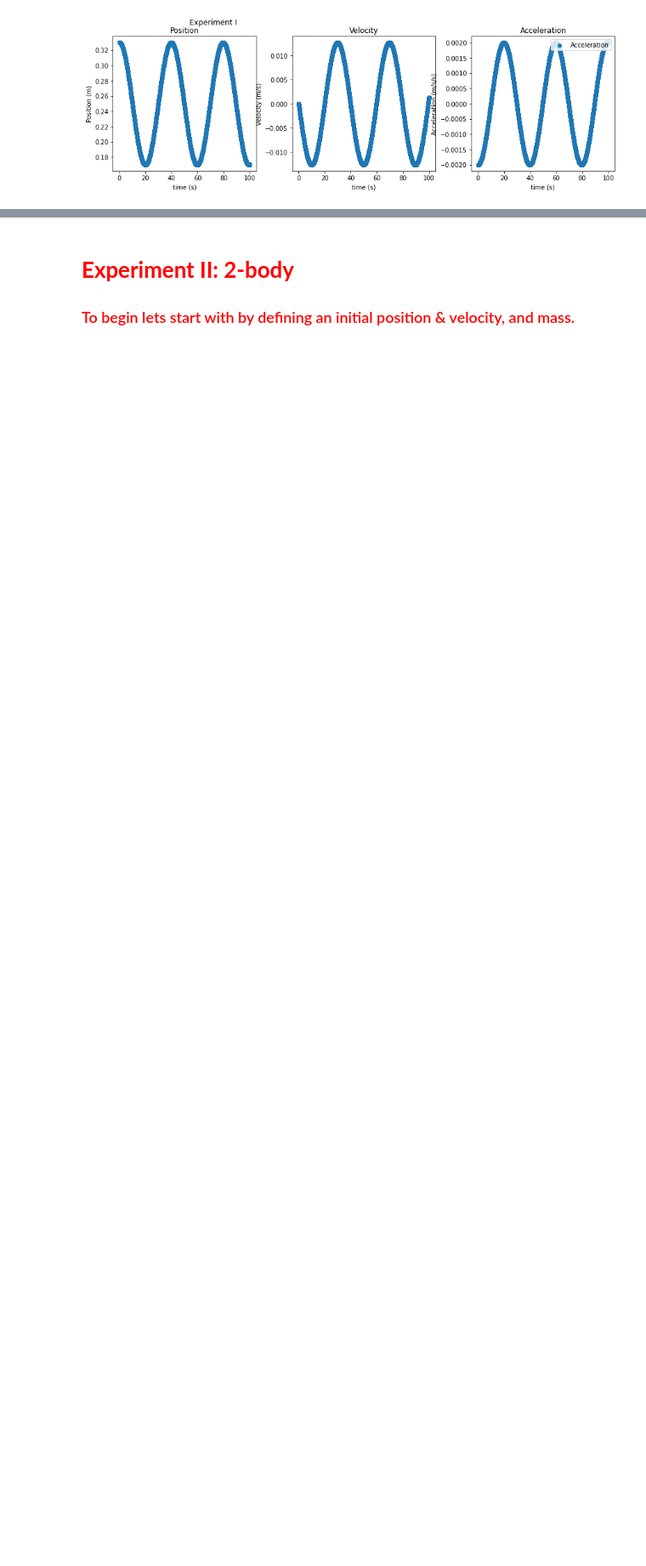
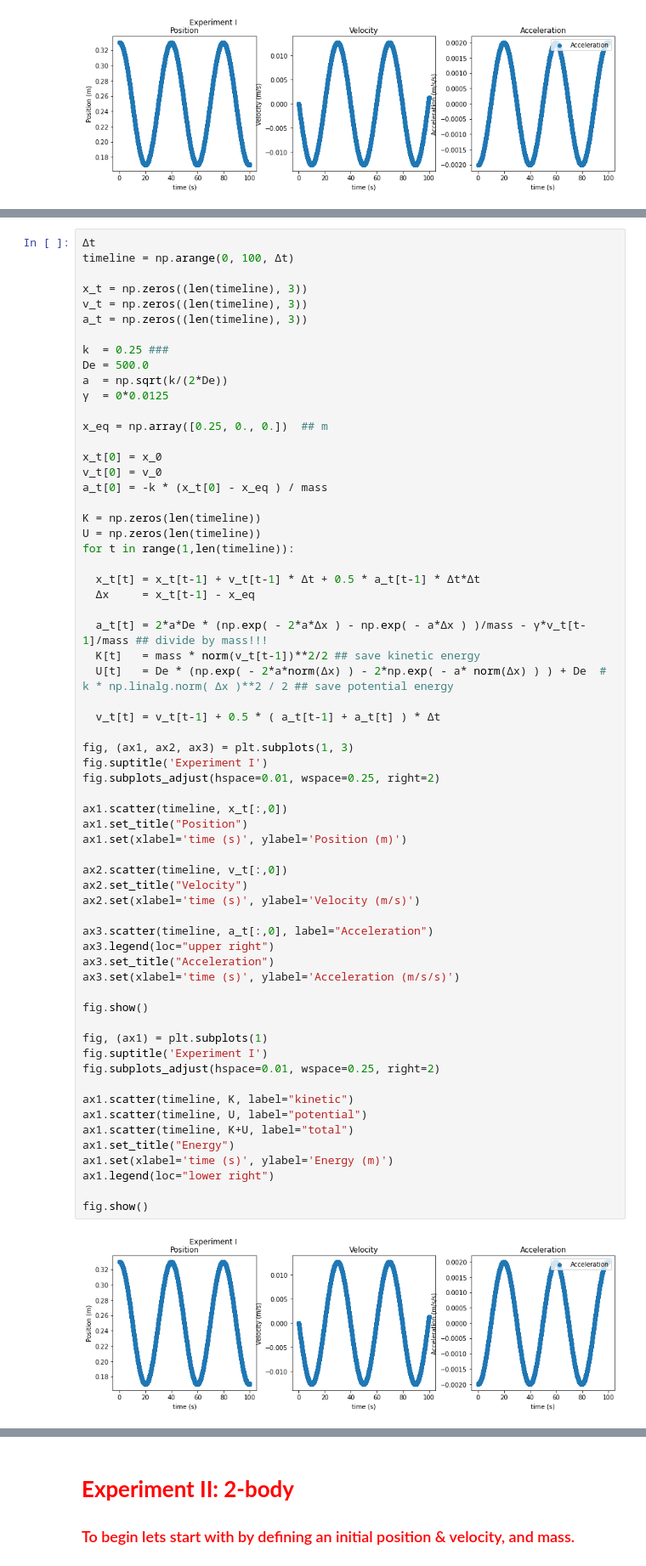
Before and after one commit to jcandane/PhysicsI_Labs, a Jupyter notebook: SHO.ipynb, the cells around one changed output, grey strips where cells are left out. Shown at 85% size. Cells and saved outputs as stored; diff of their text form; blank space fills up the shorter version.

```diff
--- a/SHO.ipynb
+++ b/SHO.ipynb
@@ -89,0 +163,65 @@ fig.show()
+# %%
+Δt
+timeline = np.arange(0, 100, Δt)
+
+x_t = np.zeros((len(timeline), 3))
+v_t = np.zeros((len(timeline), 3))
+a_t = np.zeros((len(timeline), 3))
+
+k  = 0.25 ###
+De = 500.0
+a  = np.sqrt(k/(2*De))
+γ  = 0*0.0125
+
+x_eq = np.array([0.25, 0., 0.])  ## m
+
+x_t[0] = x_0
+v_t[0] = v_0
+a_t[0] = -k * (x_t[0] - x_eq ) / mass
+
+K = np.zeros(len(timeline))
+U = np.zeros(len(timeline))
+for t in range(1,len(timeline)):
+
+  x_t[t] = x_t[t-1] + v_t[t-1] * Δt + 0.5 * a_t[t-1] * Δt*Δt
+  Δx     = x_t[t-1] - x_eq
+
+  a_t[t] = 2*a*De * (np.exp( - 2*a*Δx ) - np.exp( - a*Δx ) )/mass - γ*v_t[t-1]/mass ## divide by mass!!!
+  K[t]   = mass * norm(v_t[t-1])**2/2 ## save kinetic energy
+  U[t]   = De * (np.exp( - 2*a*norm(Δx) ) - 2*np.exp( - a* norm(Δx) ) ) + De  # k * np.linalg.norm( Δx )**2 / 2 ## save potential energy
+
+  v_t[t] = v_t[t-1] + 0.5 * ( a_t[t-1] + a_t[t] ) * Δt
+
+fig, (ax1, ax2, ax3) = plt.subplots(1, 3)
+fig.suptitle('Experiment I')
+fig.subplots_adjust(hspace=0.01, wspace=0.25, right=2)
+
+ax1.scatter(timeline, x_t[:,0])
+ax1.set_title("Position")
+ax1.set(xlabel='time (s)', ylabel='Position (m)')
+
+ax2.scatter(timeline, v_t[:,0])
+ax2.set_title("Velocity")
+ax2.set(xlabel='time (s)', ylabel='Velocity (m/s)')
+
+ax3.scatter(timeline, a_t[:,0], label="Acceleration")
+ax3.legend(loc="upper right")
+ax3.set_title("Acceleration")
+ax3.set(xlabel='time (s)', ylabel='Acceleration (m/s/s)')
+
+fig.show()
+
+fig, (ax1) = plt.subplots(1)
+fig.suptitle('Experiment I')
+fig.subplots_adjust(hspace=0.01, wspace=0.25, right=2)
+
+ax1.scatter(timeline, K, label="kinetic")
+ax1.scatter(timeline, U, label="potential")
+ax1.scatter(timeline, K+U, label="total")
+ax1.set_title("Energy")
+ax1.set(xlabel='time (s)', ylabel='Energy (m)')
+ax1.legend(loc="lower right")
+
+fig.show()
+# %% [output]
+[figure, added]
```
Also changed, not shown: parts of 10 cells of this notebook.
